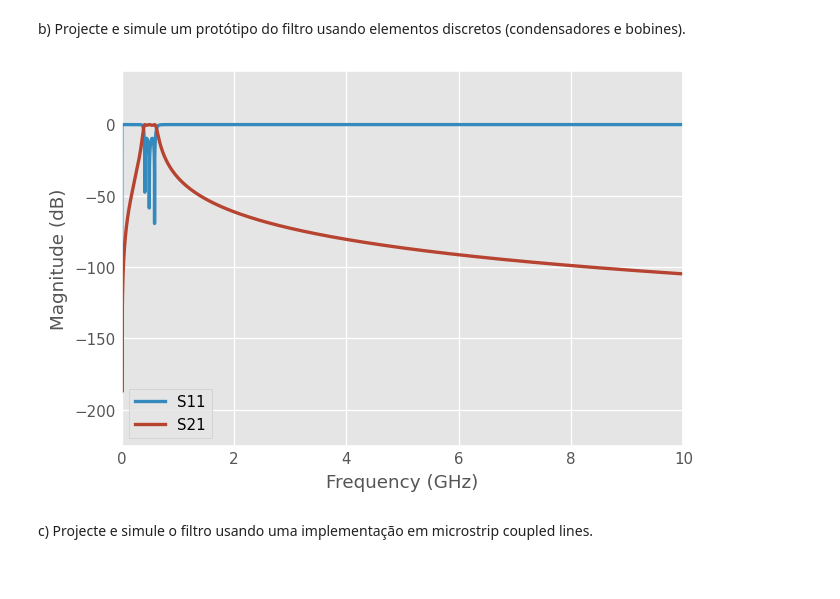
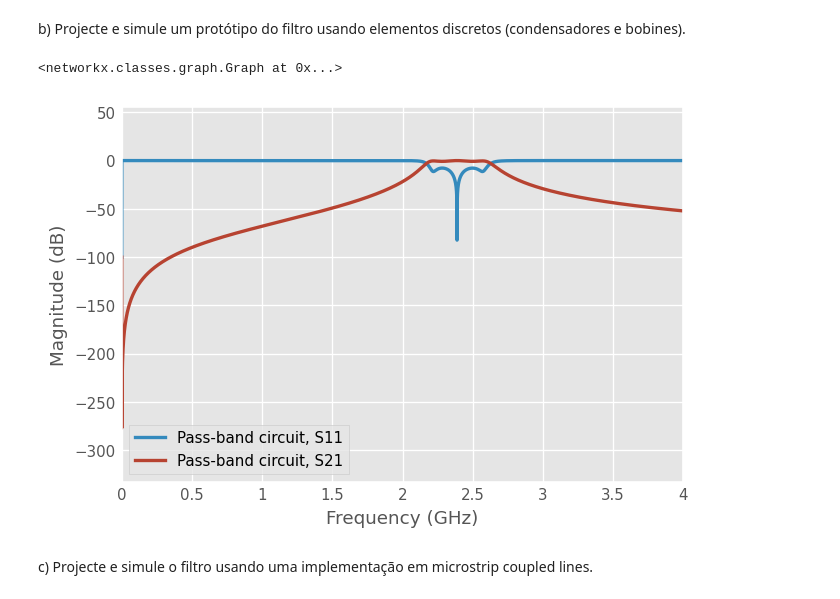
Before and after one commit to martinhofigueiredo/ERF, a Jupyter notebook: Lab5/lab5.ipynb, the cells around one changed output. Drawn from its saved outputs; the diff is of its cells as text; code cells hidden in the pictures.

```diff
--- a/Lab5/lab5.ipynb
+++ b/Lab5/lab5.ipynb
@@ -85,16 +107,24 @@ passband_manual = line.shunt_capacitor(25.406e-12) ** line.shunt_inductor(4.154e
 # %%
+# scikit-rf: the filter by cascading all lumped-elements
+freq = rf.Frequency(0,4,SIM_Steps,'ghz')
+line = rf.media.DefinedGammaZ0(frequency=freq, z0=z0)
+
 # scikit-rf: the filter with the Circuit builder
 
 line = rf.media.DefinedGammaZ0(frequency=freq)
-C1 = line.capacitor(25.406e-12, name='C1')
-C2 = line.capacitor(2.419e-12, name='C2')
-C3 = line.capacitor(25.406e-12, name='C3')
-L1 = line.inductor(4.154e-9, name='L1')
-L2 = line.inductor(43.636e-9, name='L2')
-L3 = line.inductor(4.154e-9, name='L3')
-port1 = rf.Circuit.Port(frequency=freq, name='port1', z0=50)
-port2 = rf.Circuit.Port(frequency=freq, name='port2', z0=50)
-ground =  rf.Circuit.Ground(frequency=freq, name='ground', z0=50)
+C1 = line.capacitor(11.31e-12, name='C1')
+C2 = line.capacitor(217.9e-15, name='C2')
+C3 = line.capacitor(16.85e-12, name='C3')
+C4 = line.capacitor(217.9e-12, name='C4')
+C5 = line.capacitor(11.31e-12, name='C5')
+L1 = line.inductor(392.7e-12, name='L1')
+L2 = line.inductor(20.39e-9, name='L2')
+L3 = line.inductor(263.6e-12, name='L3')
+L4 = line.inductor(20.396e-9, name='L5')
+L5 = line.inductor(392.7e-12, name='L5')
+port1 = rf.Circuit.Port(frequency=freq, name='port1', z0=z0)
+port2 = rf.Circuit.Port(frequency=freq, name='port2', z0=z0)
+ground =  rf.Circuit.Ground(frequency=freq, name='ground', z0=z0)
 
 connections = [
     [(port1, 0), (C1, 0), (L1, 0), (C2, 0)],
@@ -104,13 +134,19 @@ connections = [
 ]
 
 circuit = rf.Circuit(connections)
-passband_circuit = circuit.network
-passband_circuit.name = 'Pass-band circuit'
+
+circuit.graph()
+# %% [output]
+<networkx.classes.graph.Graph at 0x...>
 # %%
-passband_manual.plot_s_db(m=0, n=0, lw=2)
-passband_manual.plot_s_db(m=1, n=0, lw=2)
+
+passband_circuit = circuit.network
+passband_circuit.name = 'Pass-band circuit'
+
+passband_circuit.plot_s_db(m=0, n=0, lw=2)
+passband_circuit.plot_s_db(m=1, n=0, lw=2)
 # %% [output]
-[figure, old version]
+[figure, new version]
 # %% [markdown]
 c) Projecte e simule o filtro usando uma implementação em microstrip coupled lines.
 # %% [markdown]
```
Also changed, not shown: parts of 7 cells of this notebook.
